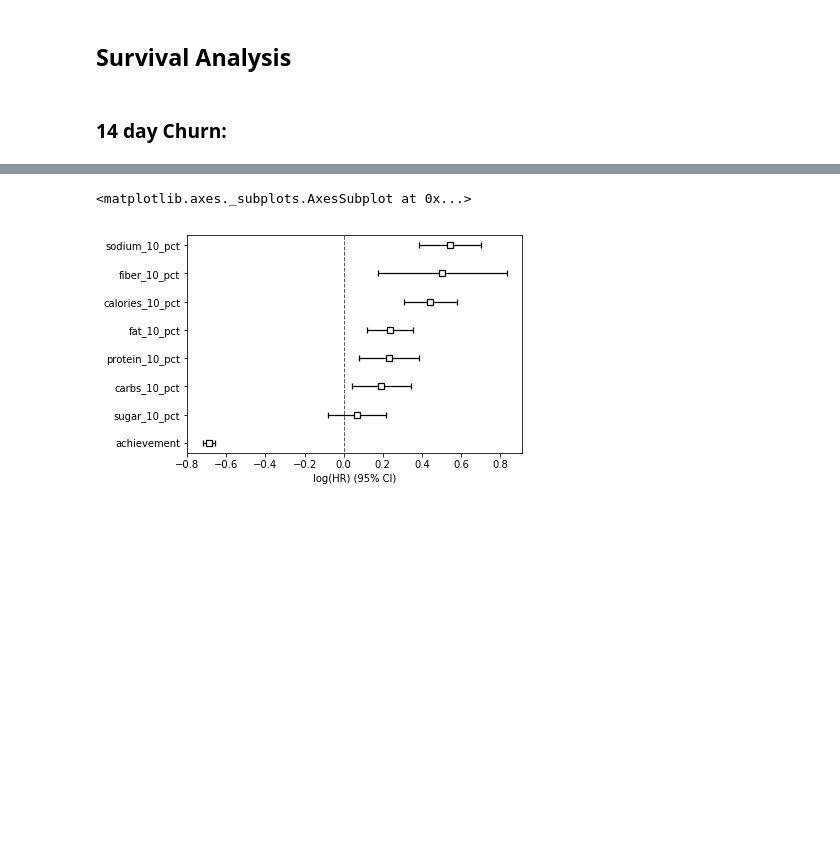
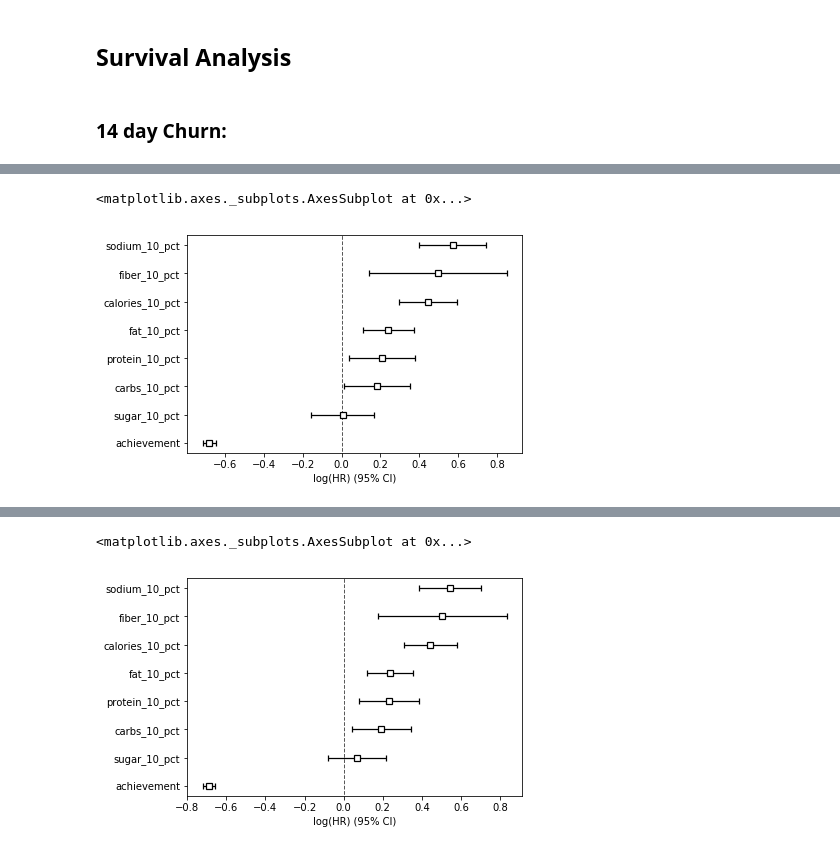
Before and after one commit to rokaandy/mfp-nutrition-survival-analysis, a Jupyter notebook: nutrition.ipynb, the cells around one changed output, grey strips where cells are left out. Drawn from its saved outputs; the diff is of its cells as text; code cells hidden in the pictures; blank space fills up the shorter version.

Commit message:
testing survival model

```diff
--- a/nutrition.ipynb
+++ b/nutrition.ipynb
@@ -188,0 +197,4 @@ survival_df['14day_churn'] = np.where(survival_df['days'] <= 14, 1, 0)
+# %%
+cph = CoxPHFitter()
+cph_train, cph_test = train_test_split(survival_df, test_size=0.2, random_state=1)
+cph.fit(cph_train, 'days', '14day_churn')
@@ -189,3 +223,8 @@ survival_df['14day_churn'] = np.where(survival_df['days'] <= 14, 1, 0)
+# %%
+cph.plot()
+# %% [output]
+<matplotlib.axes._subplots.AxesSubplot at 0x...>
+[figure, added]
 # %%
 fourteen_days = cph.fit(survival_df, duration_col='days', event_col='14day_churn')
 fourteen_days.print_summary()
```
Also changed, not shown: parts of 8 cells of this notebook.
